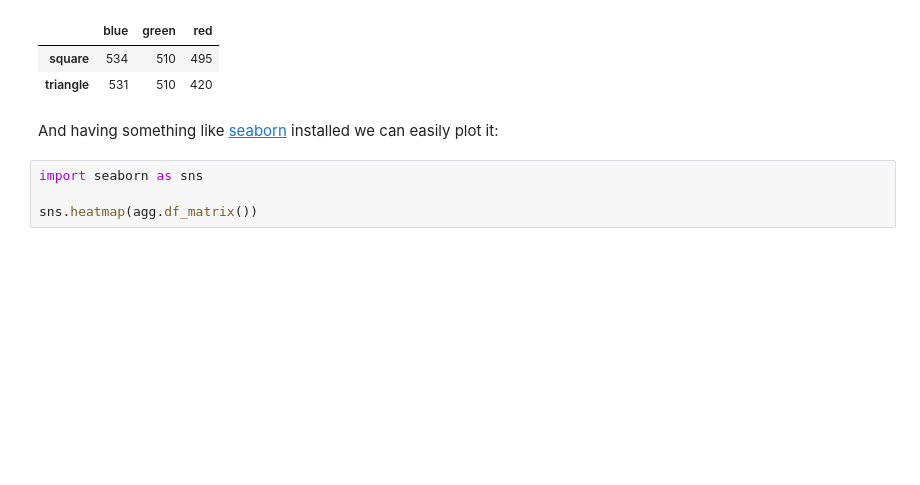
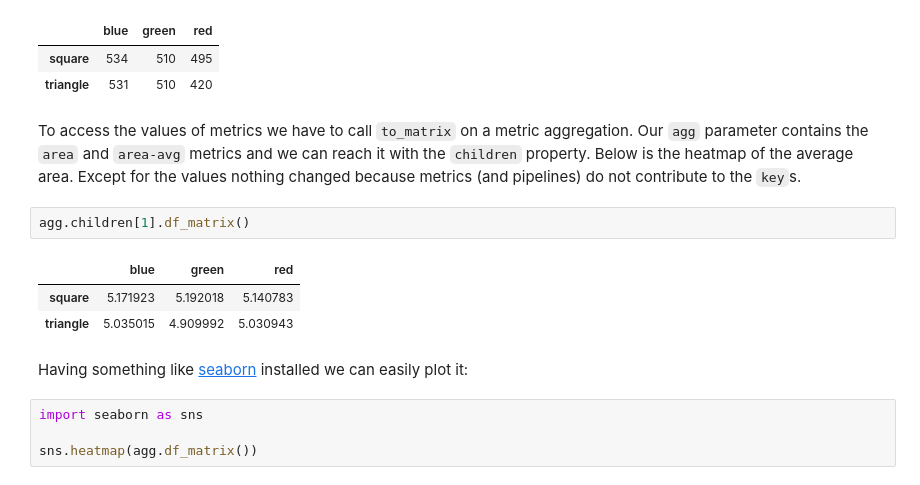
Before and after one commit to netzkolchose/elastipy, a Jupyter notebook: examples/tutorial.ipynb, the cells around one changed output. Saved outputs shown, nothing was run; the diff lists cells and outputs as text; blank space fills up the shorter version.

Commit message:
update to_matrix documentation

```diff
--- a/examples/tutorial.ipynb
+++ b/examples/tutorial.ipynb
@@ -456,8 +456,16 @@ agg.df_matrix()
 |  | blue | green | red |
 | square | 534 | 510 | 495 |
 | triangle | 531 | 510 | 420 |
+# %% [markdown]
+To access the values of metrics we have to call `to_matrix` on a metric aggregation. Our `agg` parameter contains the `area` and `area-avg` metrics and we can reach it with the `children` property. Below is the heatmap of the average area. Except for the values nothing changed because metrics (and pipelines) do not contribute to the `key`s.
+# %%
+agg.children[1].df_matrix()
+# %% [output]
+|  | blue | green | red |
+| square | 5.171923 | 5.192018 | 5.140783 |
+| triangle | 5.035015 | 4.909992 | 5.030943 |
 # %% [markdown]
-And having something like [seaborn](https://seaborn.pydata.org/) installed we can easily plot it:
+Having something like [seaborn](https://seaborn.pydata.org/) installed we can easily plot it:
 # %%
 import seaborn as sns
 
```
Also changed, not shown: 3 other files.
